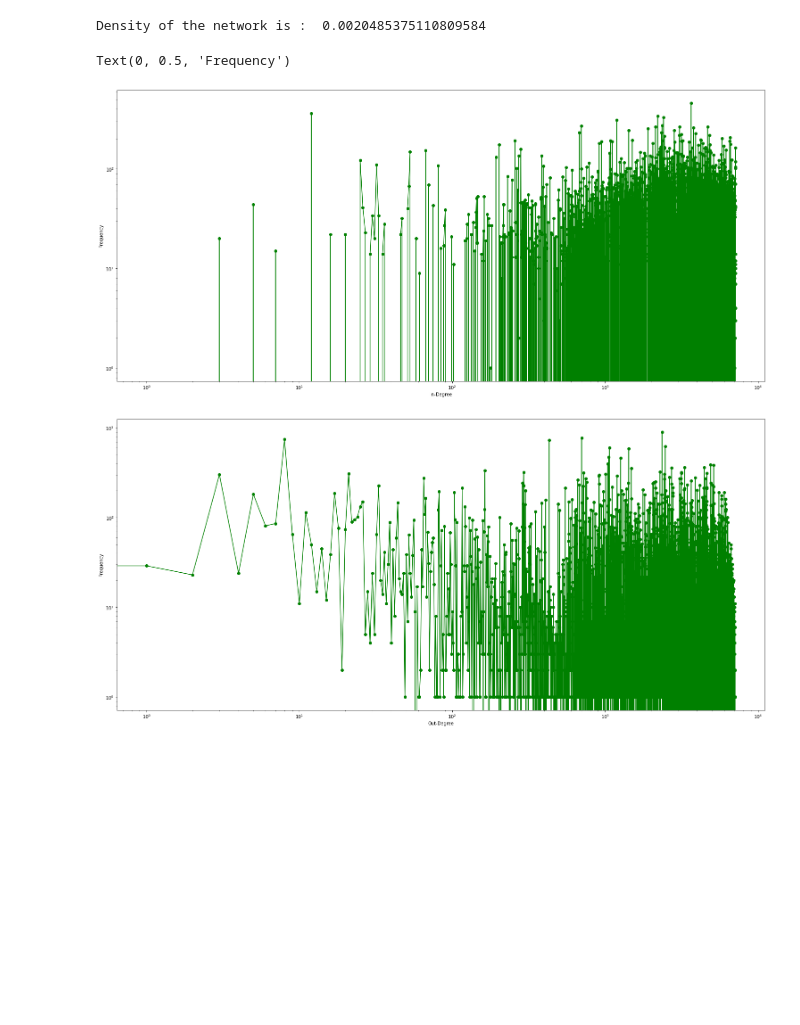
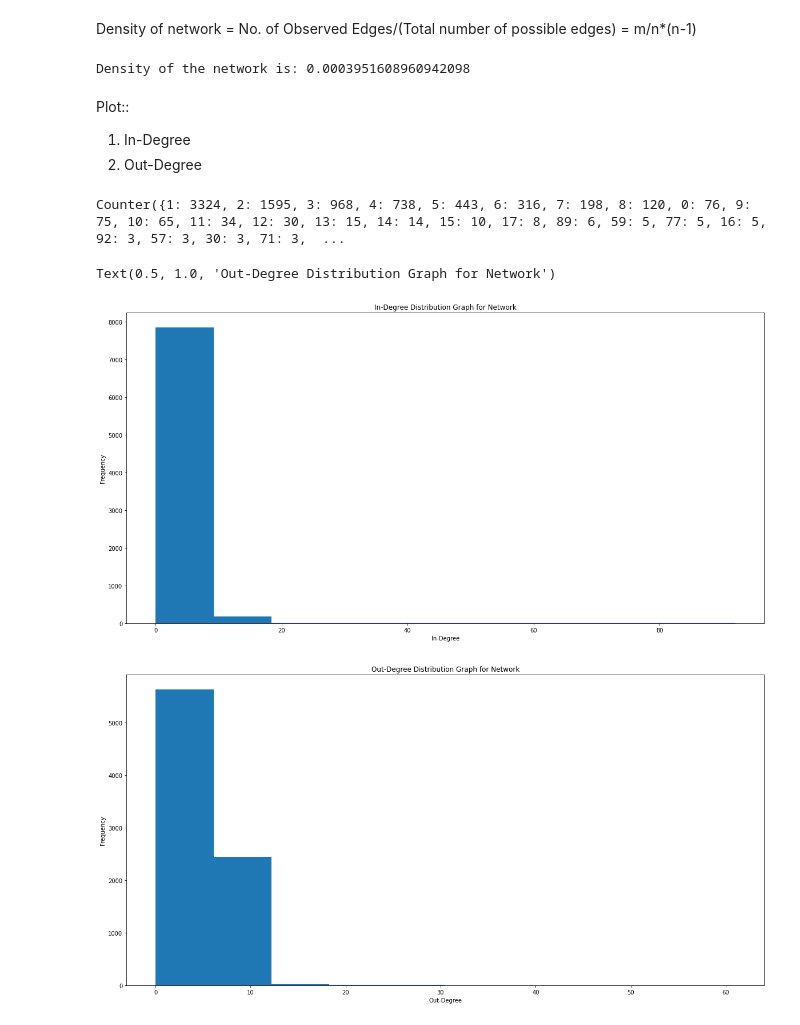
Before and after one commit to visheshagrawal/IR2022_A3_96, a Jupyter notebook: IR_A3_Q1.ipynb, the cells around one changed output. Cells and saved outputs as stored; diff of their text form; code cells hidden in the pictures; blank space fills up the shorter version.

```diff
--- a/IR_A3_Q1.ipynb
+++ b/IR_A3_Q1.ipynb
@@ -8,5 +12,5 @@ import matplotlib.pyplot as plt
 # %%
-file_path = "/content/drive/MyDrive/IR/HW3/Wiki-Vote.txt"
+file_path = "/content/drive/MyDrive/IR/HW3/p2p-Gnutella09.txt"
 wiki_db = open(file_path)
 node_set=set()
 edge_set=[]
@@ -101,0 +86,8 @@ Node with maximum  893  Out-Degree :  Node  2565
+# %%
+for node in adj_list:
+  neighbours = adj_list[node]
+  out_deg[node] = len(neighbours)
+  for neigh in neighbours:
+    in_deg[neigh]+=1
+
+in_deg[15],out_deg[15]
@@ -102,36 +124,54 @@ Node with maximum  893  Out-Degree :  Node  2565
+# %% [markdown]
+Density of network = No. of Observed Edges/(Total number of possible edges)
+= m/n*(n-1)
 # %%
-# Density of network = No. of Edges/(Total number of edges)
-# = m/n*(n-1)
-
-density = (len(edge_set)/(len(node_set)*(len(node_set)-1)))
-print("Density of the network is : ",density)
+m=len(edge_set)
+n=len(node_set)
+density = m/(n*(n-1))
+print("Density of the network is:",density)
 # %% [output]
-Density of the network is :  0.0020485375110809584
+Density of the network is: 0.0003951608960942098
+# %% [markdown]
+Plot::
+
+
+1.   In-Degree
+2.   Out-Degree
+# %%
+in_degree_freq = list(in_deg.values())
+out_degree_freq = list(out_deg.values())
+
+from collections import Counter
+
+count_in_degree_freq = Counter(in_degree_freq)
+count_out_degree_freq = Counter(out_degree_freq)
+
+print(count_in_degree_freq)
+# %% [output]
+Counter({1: 3324, 2: 1595, 3: 968, 4: 738, 5: 443, 6: 316, 7: 198, 8: 120, 0: 76, 9: 75, 10: 65, 11: 34, 12: 30, 13: 15, 14: 14, 15: 10, 17: 8, 89: 6, 59: 5, 77: 5, 16: 5, 92: 3, 57: 3, 30: 3, 71: 3,  ...
 # %%
-# Plotting In-Degree and Out-Degree of network
+# Plotting In-Degree and Out-Degree Distribution of network
 
 import matplotlib.pyplot as plt
 
-ind = []
-outd = []
+in_degree_freq = list(in_deg.values())
+out_degree_freq = list(out_deg.values())
 
-for i in inDegree:
-  ind.append(inDegree[i])
-  outd.append(outDegree[i])
+plt.figure(figsize=(20, 10))
+# plt.loglog(range(len(in_degree_freq)), list(in_deg.values()), 'ro-', label='in-degree')
 
-in_degree_freq = ind
-out_degree_freq = outd
-
-plt.figure(figsize=(26, 12))
-plt.loglog(range(len(in_degree_freq)), in_degree_freq, 'go-', label='in-degree')
+plt.hist(in_degree_freq)
 plt.xlabel('In-Degree')
 plt.ylabel('Frequency')
+plt.title('In-Degree Distribution Graph for Network')
 
-plt.figure(figsize=(26, 12))
-plt.loglog(range(len(out_degree_freq)), out_degree_freq, 'go-', label='out-degree')
+plt.figure(figsize=(20, 10))
+# plt.loglog(range(len(out_degree_freq)), list(out_deg.values()), 'yo-', label='out-degree')
+plt.hist(out_degree_freq)
 plt.xlabel('Out-Degree')
 plt.ylabel('Frequency')
+plt.title('Out-Degree Distribution Graph for Network')
 # %% [output]
-Text(0, 0.5, 'Frequency')
+Text(0.5, 1.0, 'Out-Degree Distribution Graph for Network')
-[figure, old version]
+[figure, new version]
-[figure, old version]
+[figure, new version]
```
Also changed, not shown: parts of 24 cells of this notebook.
